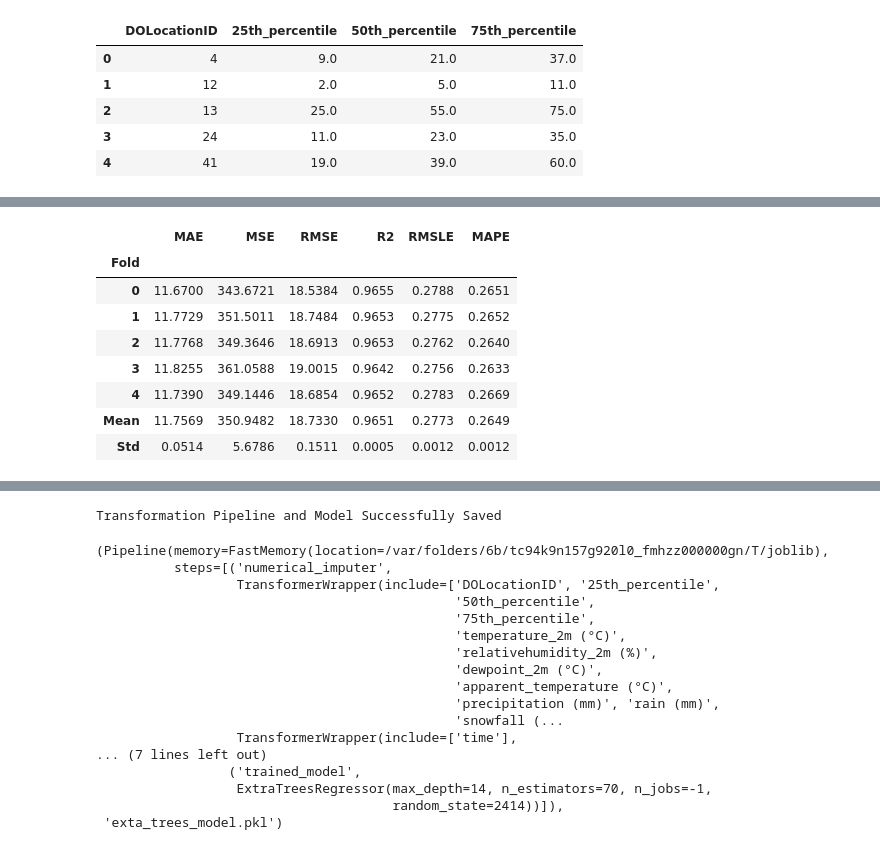
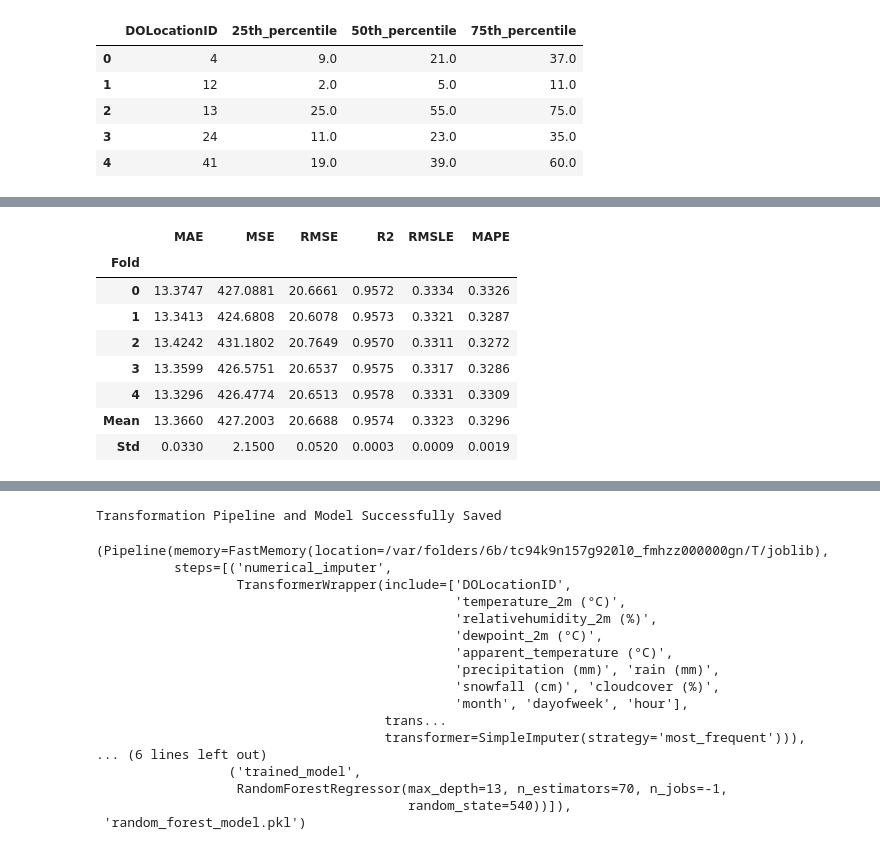
Before and after one commit to yuanindublin/DiscoverNY, a Jupyter notebook: Data/taxi_weather_model.ipynb, the cells around one changed output, grey strips where cells are left out. Drawn from its saved outputs; the diff is of its cells as text; code cells hidden in the pictures.

Commit message:
new code for taxi model

```diff
--- a/Data/taxi_weather_model.ipynb
+++ b/Data/taxi_weather_model.ipynb
@@ -255,40 +217,40 @@ best_models = compare_models()
 # %%
 # creating extra trees regressor model
-extra_trees = create_model("et", n_estimators = 70, max_depth = 14, fold = 5)
+random_forest = create_model("rf", n_estimators = 70, max_depth = 13, fold = 5)
 # %% [output]
 [interactive output not drawn]
 |  | MAE | MSE | RMSE | R2 | RMSLE | MAPE |
 | Fold |  |  |  |  |  |  |
-| 0 | 11.6700 | 343.6721 | 18.5384 | 0.9655 | 0.2788 | 0.2651 |
-| 1 | 11.7729 | 351.5011 | 18.7484 | 0.9653 | 0.2775 | 0.2652 |
-| 2 | 11.7768 | 349.3646 | 18.6913 | 0.9653 | 0.2762 | 0.2640 |
-| 3 | 11.8255 | 361.0588 | 19.0015 | 0.9642 | 0.2756 | 0.2633 |
-| 4 | 11.7390 | 349.1446 | 18.6854 | 0.9652 | 0.2783 | 0.2669 |
-| Mean | 11.7569 | 350.9482 | 18.7330 | 0.9651 | 0.2773 | 0.2649 |
-| Std | 0.0514 | 5.6786 | 0.1511 | 0.0005 | 0.0012 | 0.0012 |
+| 0 | 13.3747 | 427.0881 | 20.6661 | 0.9572 | 0.3334 | 0.3326 |
+| 1 | 13.3413 | 424.6808 | 20.6078 | 0.9573 | 0.3321 | 0.3287 |
+| 2 | 13.4242 | 431.1802 | 20.7649 | 0.9570 | 0.3311 | 0.3272 |
+| 3 | 13.3599 | 426.5751 | 20.6537 | 0.9575 | 0.3317 | 0.3286 |
+| 4 | 13.3296 | 426.4774 | 20.6513 | 0.9578 | 0.3331 | 0.3309 |
+| Mean | 13.3660 | 427.2003 | 20.6688 | 0.9574 | 0.3323 | 0.3296 |
+| Std | 0.0330 | 2.1500 | 0.0520 | 0.0003 | 0.0009 | 0.0019 |
 [interactive output not drawn]
 # %%
 # Model max_depth had to be reduced since the model with these parameters:
 # extra_trees = create_model("et", n_estimators = 70, max_depth = 15, fold = 5)
 # created a pickel file that was 154MB which cannot be uploaded on github
 # %%
-save_model(extra_trees, "exta_trees_model")
+save_model(random_forest, "random_forest_model")
 # %% [output]
 Transformation Pipeline and Model Successfully Saved
 (Pipeline(memory=FastMemory(location=/var/folders/6b/tc94k9n157g920l0_fmhzz000000gn/T/joblib),
           steps=[('numerical_imputer',
-                  TransformerWrapper(include=['DOLocationID', '25th_percentile',
-                                              '50th_percentile',
-                                              '75th_percentile',
+                  TransformerWrapper(include=['DOLocationID',
                                               'temperature_2m (°C)',
                                               'relativehumidity_2m (%)',
                                               'dewpoint_2m (°C)',
                                               'apparent_temperature (°C)',
                                               'precipitation (mm)', 'rain (mm)',
-                                              'snowfall (...
-                  TransformerWrapper(include=['time'],
-... (7 lines left out)
+                                              'snowfall (cm)', 'cloudcover (%)',
+                                              'month', 'dayofweek', 'hour'],
+                                     trans...
+                                     transformer=SimpleImputer(strategy='most_frequent'))),
+... (6 lines left out)
                  ('trained_model',
-                  ExtraTreesRegressor(max_depth=14, n_estimators=70, n_jobs=-1,
-                                      random_state=2414))]),
- 'exta_trees_model.pkl')
+                  RandomForestRegressor(max_depth=13, n_estimators=70, n_jobs=-1,
+                                        random_state=540))]),
+ 'random_forest_model.pkl')
```
Also changed, not shown: parts of 14 cells of this notebook, 1 other file.
